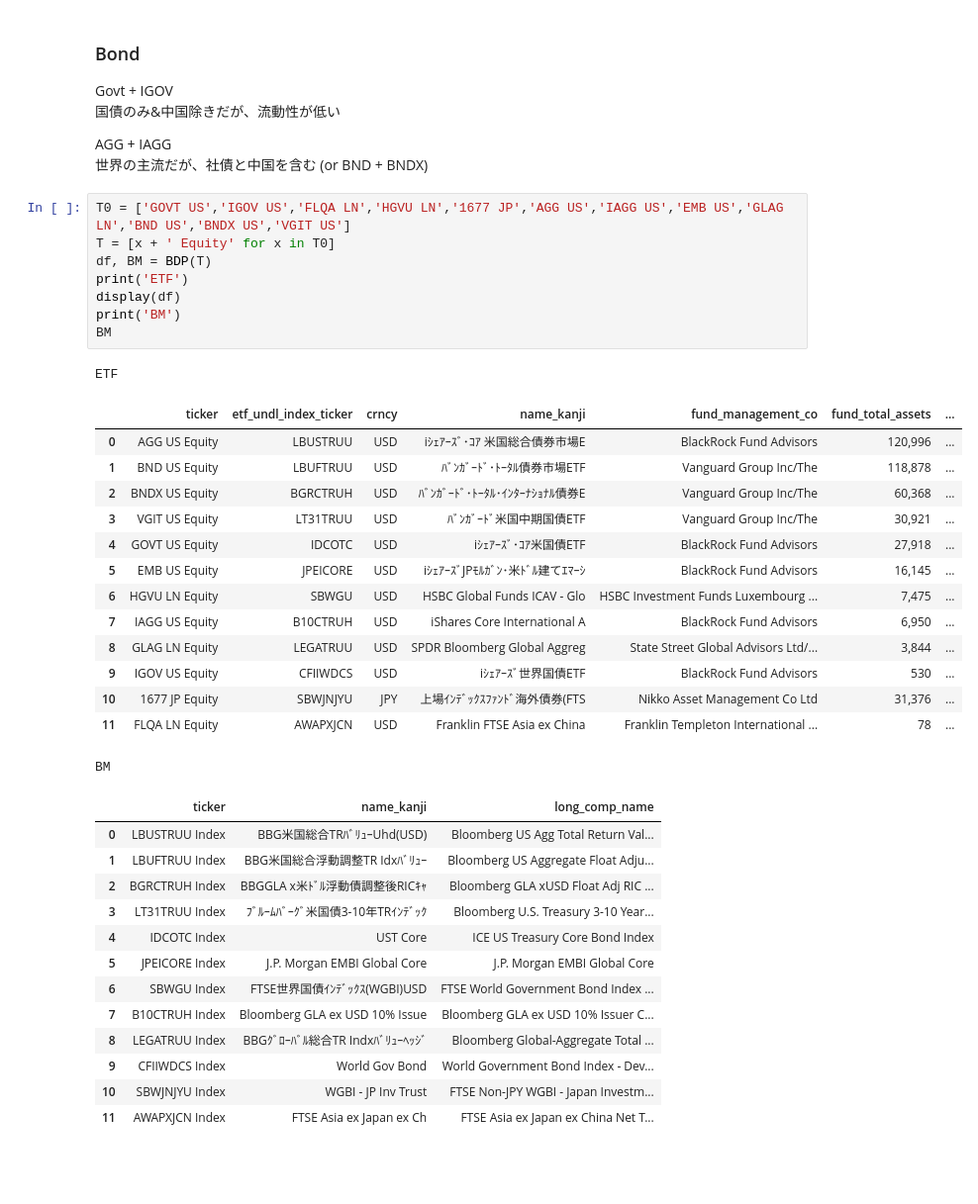
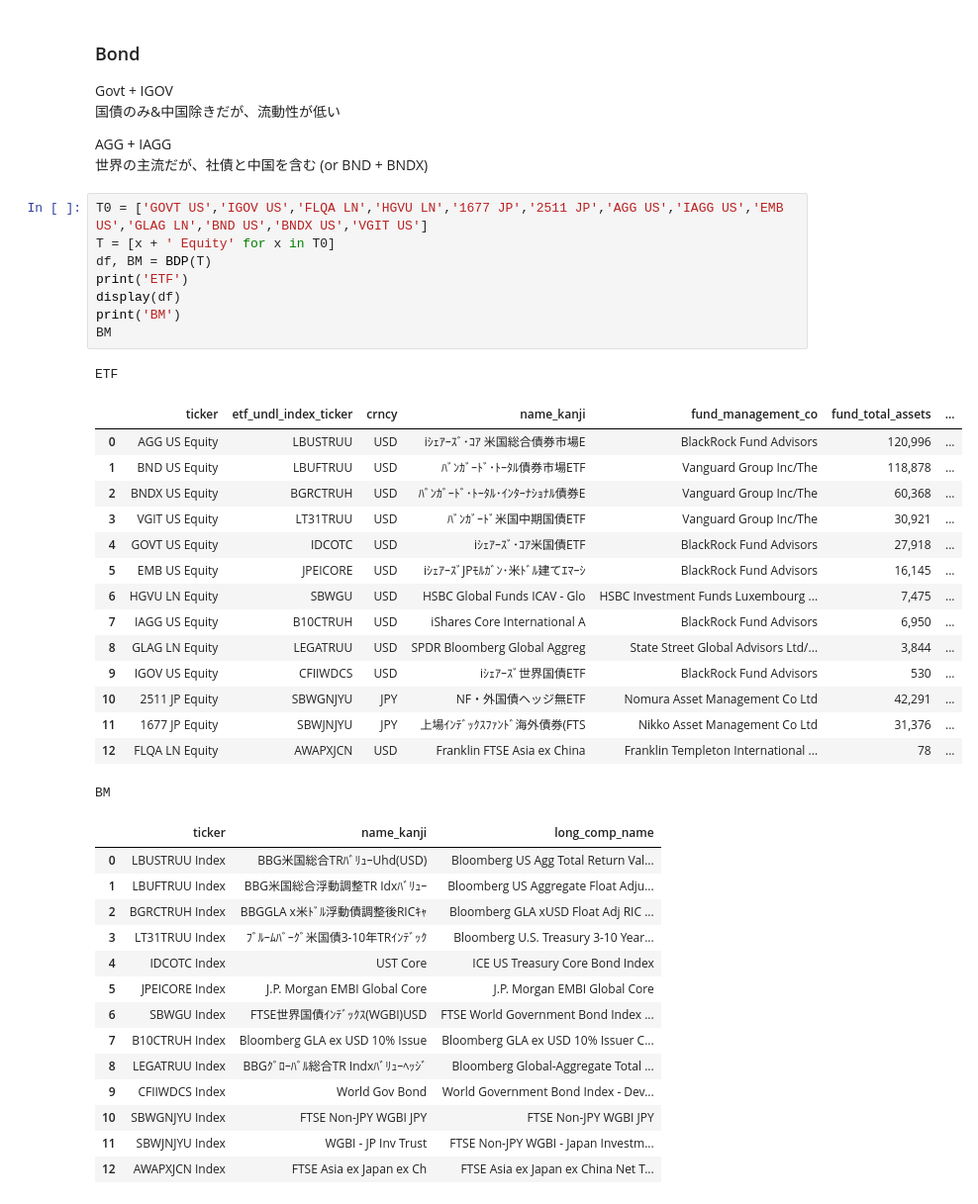
Before and after one commit to ken-100/Investment_Python, a Jupyter notebook: BBG/ETF.ipynb, the cells around one changed output. Shown at 99% size. Cells and saved outputs as stored; diff of their text form; blank space fills up the shorter version.

```diff
--- a/BBG/ETF.ipynb
+++ b/BBG/ETF.ipynb
@@ -203,28 +203,29 @@ Govt + IGOV\
 AGG + IAGG\
 世界の主流だが、社債と中国を含む (or BND + BNDX)
 # %%
-T0 = ['GOVT US','IGOV US','FLQA LN','HGVU LN','1677 JP','AGG US','IAGG US','EMB US','GLAG LN','BND US','BNDX US','VGIT US']
+T0 = ['GOVT US','IGOV US','FLQA LN','HGVU LN','1677 JP','2511 JP','AGG US','IAGG US','EMB US','GLAG LN','BND US','BNDX US','VGIT US']
 T = [x + ' Equity' for x in T0]
 df, BM = BDP(T)
 print('ETF')
 display(df)
 print('BM')
 BM
 # %% [output]
 ETF
 |  | ticker | etf_undl_index_ticker | crncy | name_kanji | fund_management_co | fund_total_assets | ... |
 | 0 | AGG US Equity | LBUSTRUU | USD | iｼｪｱｰｽﾞ･ｺｱ 米国総合債券市場E | BlackRock Fund Advisors | 120,996 | ... |
 | 1 | BND US Equity | LBUFTRUU | USD | ﾊﾞﾝｶﾞｰﾄﾞ･ﾄｰﾀﾙ債券市場ETF | Vanguard Group Inc/The | 118,878 | ... |
 | 2 | BNDX US Equity | BGRCTRUH | USD | ﾊﾞﾝｶﾞｰﾄﾞ･ﾄｰﾀﾙ･ｲﾝﾀｰﾅｼｮﾅﾙ債券E | Vanguard Group Inc/The | 60,368 | ... |
 | 3 | VGIT US Equity | LT31TRUU | USD | ﾊﾞﾝｶﾞｰﾄﾞ米国中期国債ETF | Vanguard Group Inc/The | 30,921 | ... |
 | 4 | GOVT US Equity | IDCOTC | USD | iｼｪｱｰｽﾞ･ｺｱ米国債ETF | BlackRock Fund Advisors | 27,918 | ... |
 | 5 | EMB US Equity | JPEICORE | USD | iｼｪｱｰｽﾞJPﾓﾙｶﾞﾝ･米ﾄﾞﾙ建てｴﾏｰｼ | BlackRock Fund Advisors | 16,145 | ... |
 | 6 | HGVU LN Equity | SBWGU | USD | HSBC Global Funds ICAV - Glo | HSBC Investment Funds Luxembourg ... | 7,475 | ... |
 | 7 | IAGG US Equity | B10CTRUH | USD | iShares Core International A | BlackRock Fund Advisors | 6,950 | ... |
 | 8 | GLAG LN Equity | LEGATRUU | USD | SPDR Bloomberg Global Aggreg | State Street Global Advisors Ltd/... | 3,844 | ... |
 | 9 | IGOV US Equity | CFIIWDCS | USD | iｼｪｱｰｽﾞ世界国債ETF | BlackRock Fund Advisors | 530 | ... |
-| 10 | 1677 JP Equity | SBWJNJYU | JPY | 上場ｲﾝﾃﾞｯｸｽﾌｧﾝﾄﾞ海外債券(FTS | Nikko Asset Management Co Ltd | 31,376 | ... |
-| 11 | FLQA LN Equity | AWAPXJCN | USD | Franklin FTSE Asia ex China | Franklin Templeton International ... | 78 | ... |
+| 10 | 2511 JP Equity | SBWGNJYU | JPY | NF・外国債ヘッジ無ETF | Nomura Asset Management Co Ltd | 42,291 | ... |
+| 11 | 1677 JP Equity | SBWJNJYU | JPY | 上場ｲﾝﾃﾞｯｸｽﾌｧﾝﾄﾞ海外債券(FTS | Nikko Asset Management Co Ltd | 31,376 | ... |
+| 12 | FLQA LN Equity | AWAPXJCN | USD | Franklin FTSE Asia ex China | Franklin Templeton International ... | 78 | ... |
 BM
 |  | ticker | name_kanji | long_comp_name |
 | 0 | LBUSTRUU Index | BBG米国総合TRﾊﾞﾘｭｰUhd(USD) | Bloomberg US Agg Total Return Val... |
@@ -237,5 +238,6 @@ BM
 | 7 | B10CTRUH Index | Bloomberg GLA ex USD 10% Issue | Bloomberg GLA ex USD 10% Issuer C... |
 | 8 | LEGATRUU Index | BBGｸﾞﾛｰﾊﾞﾙ総合TR Indxﾊﾞﾘｭｰﾍｯｼﾞ | Bloomberg Global-Aggregate Total ... |
 | 9 | CFIIWDCS Index | World Gov Bond | World Government Bond Index - Dev... |
-| 10 | SBWJNJYU Index | WGBI - JP Inv Trust | FTSE Non-JPY WGBI - Japan Investm... |
-| 11 | AWAPXJCN Index | FTSE Asia ex Japan ex Ch | FTSE Asia ex Japan ex China Net T... |
+| 10 | SBWGNJYU Index | FTSE Non-JPY WGBI JPY | FTSE Non-JPY WGBI JPY |
+| 11 | SBWJNJYU Index | WGBI - JP Inv Trust | FTSE Non-JPY WGBI - Japan Investm... |
+| 12 | AWAPXJCN Index | FTSE Asia ex Japan ex Ch | FTSE Asia ex Japan ex China Net T... |
```
